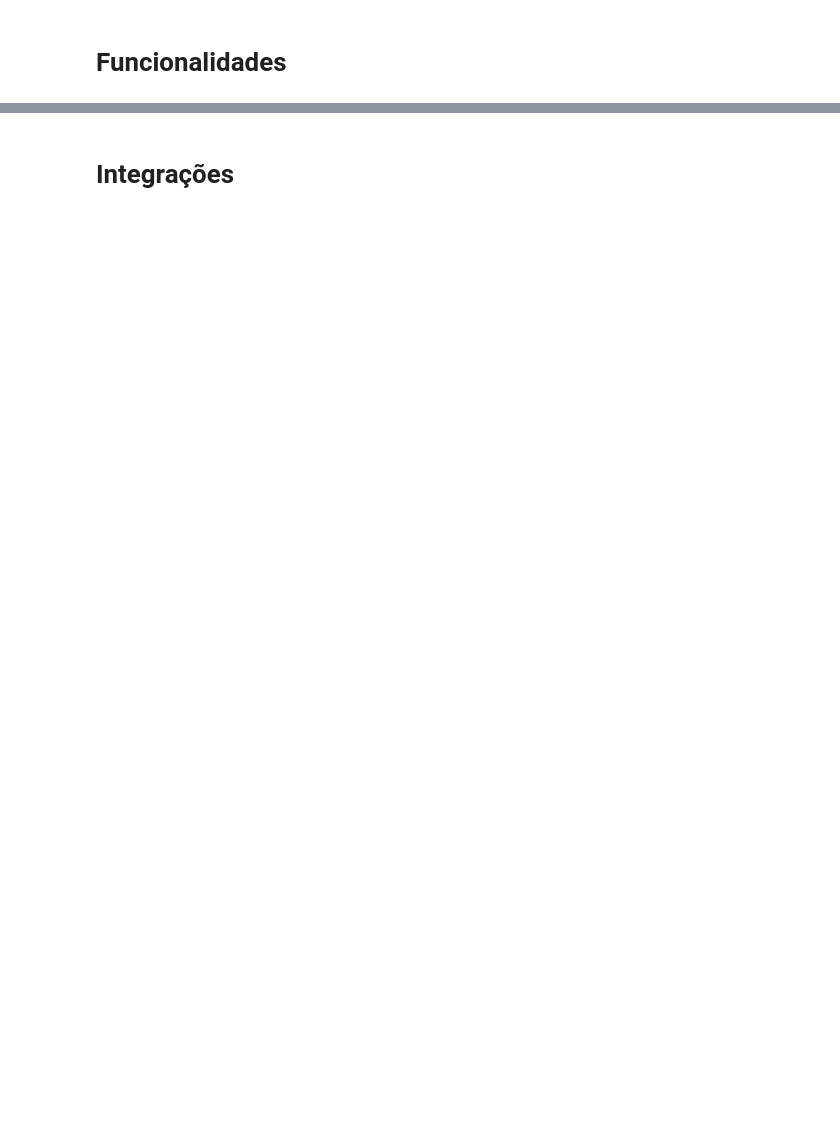
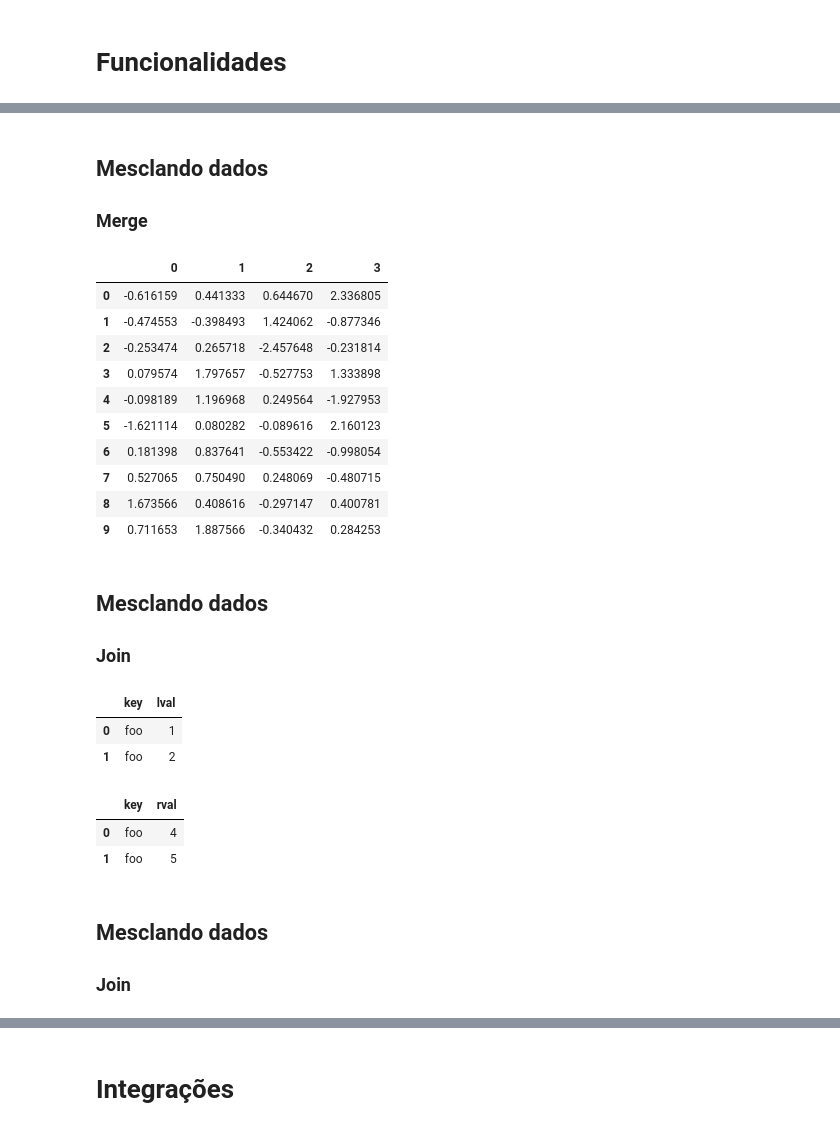
Before and after one commit to felipemfp/python-day-natal-2017, a Jupyter notebook: explorando-dados-com-pandas.ipynb, the cells around one changed output, grey strips where cells are left out. Saved outputs shown, nothing was run; the diff lists cells and outputs as text; code cells hidden in the pictures; blank space fills up the shorter version.

```diff
--- a/explorando-dados-com-pandas.ipynb
+++ b/explorando-dados-com-pandas.ipynb
@@ -66,0 +929,23 @@ array([1, 3, 5, 7])
+# %% [markdown]
+## Mesclando dados
+
+### Merge
+# %%
+pieces = [df[:3], df[3:7], df[7:]]
+pd.concat(pieces)
+# %% [output]
+|  | 0 | 1 | 2 | 3 |
+| 0 | -0.616159 | 0.441333 | 0.644670 | 2.336805 |
+| 1 | -0.474553 | -0.398493 | 1.424062 | -0.877346 |
+| 2 | -0.253474 | 0.265718 | -2.457648 | -0.231814 |
+| 3 | 0.079574 | 1.797657 | -0.527753 | 1.333898 |
+| 4 | -0.098189 | 1.196968 | 0.249564 | -1.927953 |
+| 5 | -1.621114 | 0.080282 | -0.089616 | 2.160123 |
+| 6 | 0.181398 | 0.837641 | -0.553422 | -0.998054 |
+| 7 | 0.527065 | 0.750490 | 0.248069 | -0.480715 |
+| 8 | 1.673566 | 0.408616 | -0.297147 | 0.400781 |
+| 9 | 0.711653 | 1.887566 | -0.340432 | 0.284253 |
+# %% [markdown]
+## Mesclando dados
+
+### Join
@@ -66,0 +955,16 @@ array([1, 3, 5, 7])
+# %%
+left
+# %% [output]
+|  | key | lval |
+| 0 | foo | 1 |
+| 1 | foo | 2 |
+# %%
+right
+# %% [output]
+|  | key | rval |
+| 0 | foo | 4 |
+| 1 | foo | 5 |
+# %% [markdown]
+## Mesclando dados
+
+### Join
```
Also changed, not shown: parts of 166 cells of this notebook, 5 other files.
